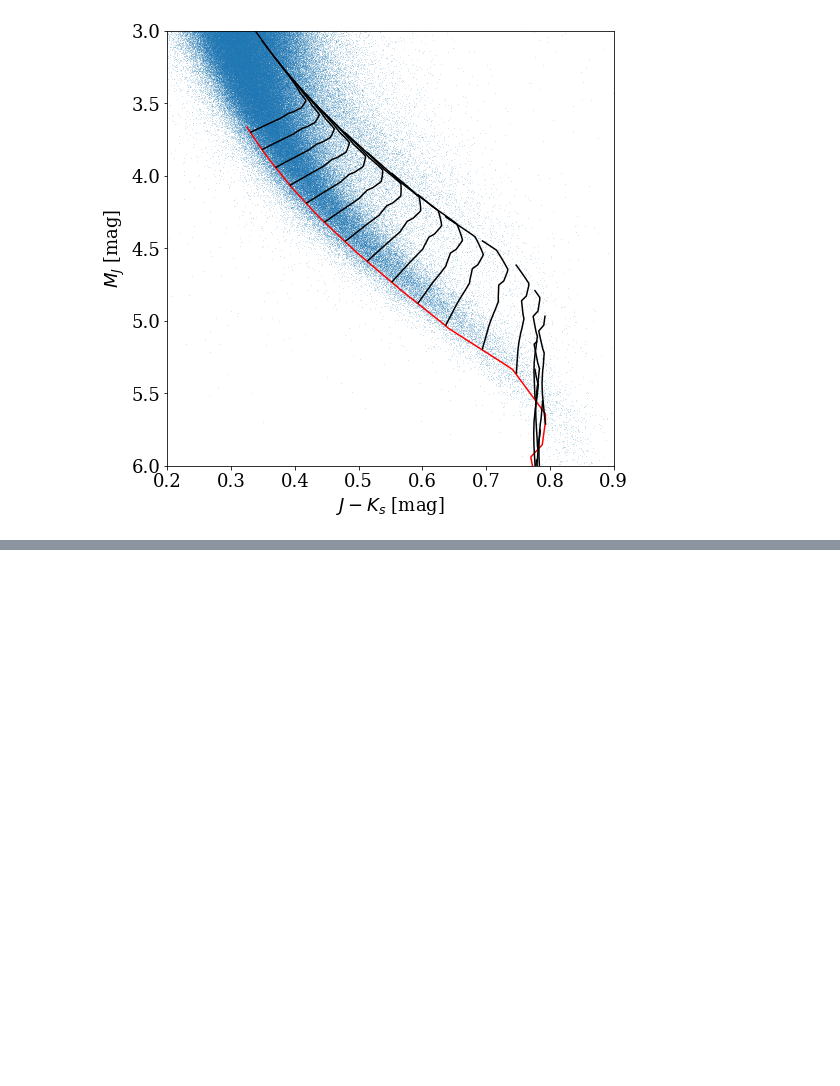
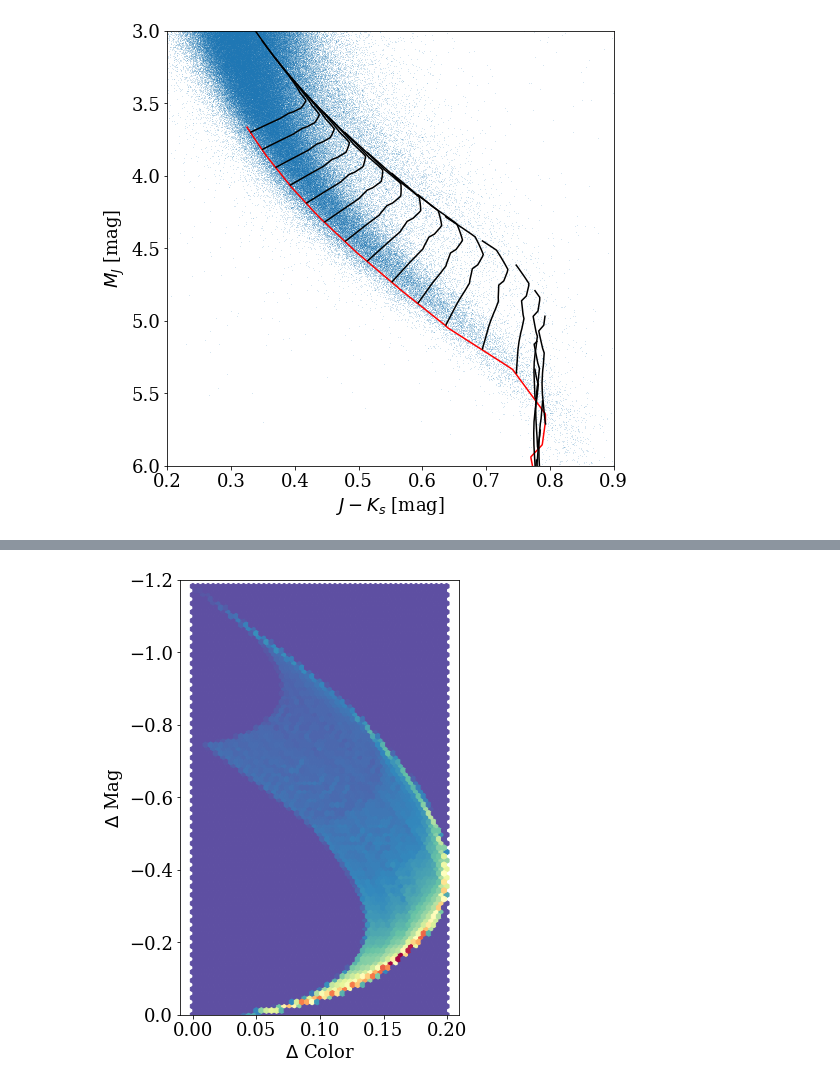
Before and after one commit to jradavenport/gaia_unresolved, a Jupyter notebook: binaries-gaia.ipynb, the cells around one changed output, grey strips where cells are left out. Saved outputs shown, nothing was run; the diff lists cells and outputs as text; code cells hidden in the pictures; blank space fills up the shorter version.

```diff
--- a/binaries-gaia.ipynb
+++ b/binaries-gaia.ipynb
@@ -323,0 +361,15 @@ The
+# %%
+plt.figure(figsize=(5,8))
+plt.hexbin(xx-min(xx), yy-max(yy), cmap=plt.cm.Spectral_r, gridsize=(50,50))
+
+# for k in [480]:
+#     dG = -2.5 * np.log10(f1G[k] + f1G[0:k]) - Gbig[k]
+#     dW2 = -2.5 * np.log10(f1W2[k] + f1W2[0:k]) - W2big[k]
+#     plt.plot((dG) - (dW2), (dG), c='k', lw=0.8)
+
+plt.ylim(0,-1.2)
+plt.xlabel('$\Delta$ Color')
+plt.ylabel('$\Delta$ Mag')
+plt.savefig('CMD_triple_contour.png', dpi=150, bbox_inches='tight', pad_inches=0.25)
+# %% [output]
+[figure, added]
```
Also changed, not shown: parts of 15 cells of this notebook.
